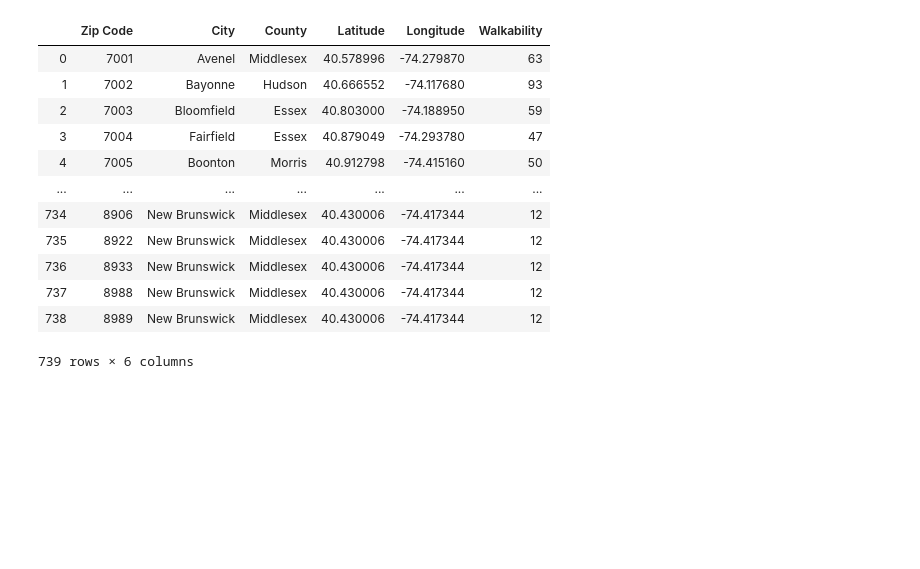
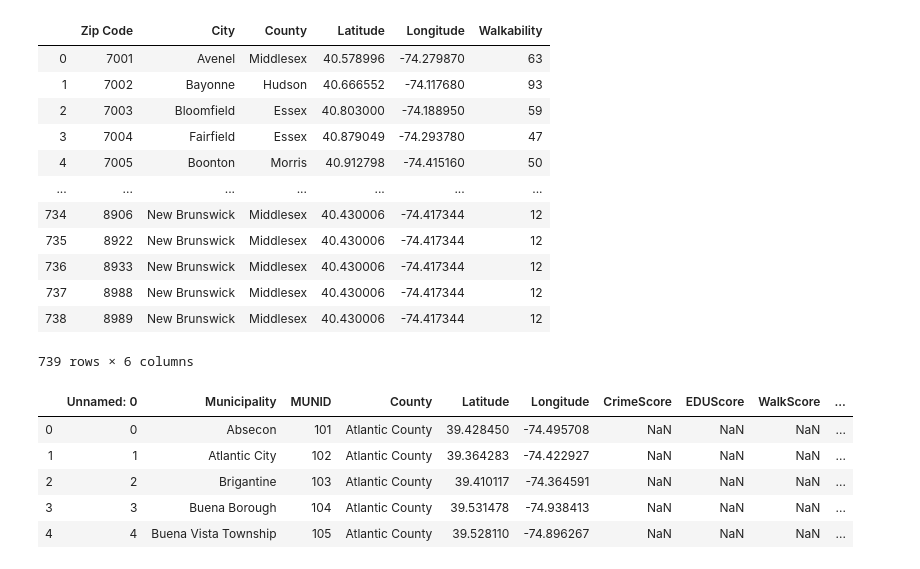
Before and after one commit to Bulinche/Dwelling---Project-3, a Jupyter notebook: WalkScore/WalkScore.ipynb, the cells around one changed output. Saved outputs shown, nothing was run; the diff lists cells and outputs as text; code cells hidden in the pictures; blank space fills up the shorter version.

```diff
--- a/WalkScore/WalkScore.ipynb
+++ b/WalkScore/WalkScore.ipynb
@@ -80,3 +80,13 @@ zips
 739 rows × 6 columns
 # %%
 zips.to_csv("walkability.csv")
+# %%
+zips = pd.read_csv('../Municipalities/MuniLatLong.csv')
+zips.head()
+# %% [output]
+|  | Unnamed: 0 | Municipality | MUNID | County | Latitude | Longitude | CrimeScore | EDUScore | WalkScore | ... |
+| 0 | 0 | Absecon | 101 | Atlantic County | 39.428450 | -74.495708 | NaN | NaN | NaN | ... |
+| 1 | 1 | Atlantic City | 102 | Atlantic County | 39.364283 | -74.422927 | NaN | NaN | NaN | ... |
+| 2 | 2 | Brigantine | 103 | Atlantic County | 39.410117 | -74.364591 | NaN | NaN | NaN | ... |
+| 3 | 3 | Buena Borough | 104 | Atlantic County | 39.531478 | -74.938413 | NaN | NaN | NaN | ... |
+| 4 | 4 | Buena Vista Township | 105 | Atlantic County | 39.528110 | -74.896267 | NaN | NaN | NaN | ... |
```
Also changed, not shown: parts of 5 cells of this notebook, 3 other files.
